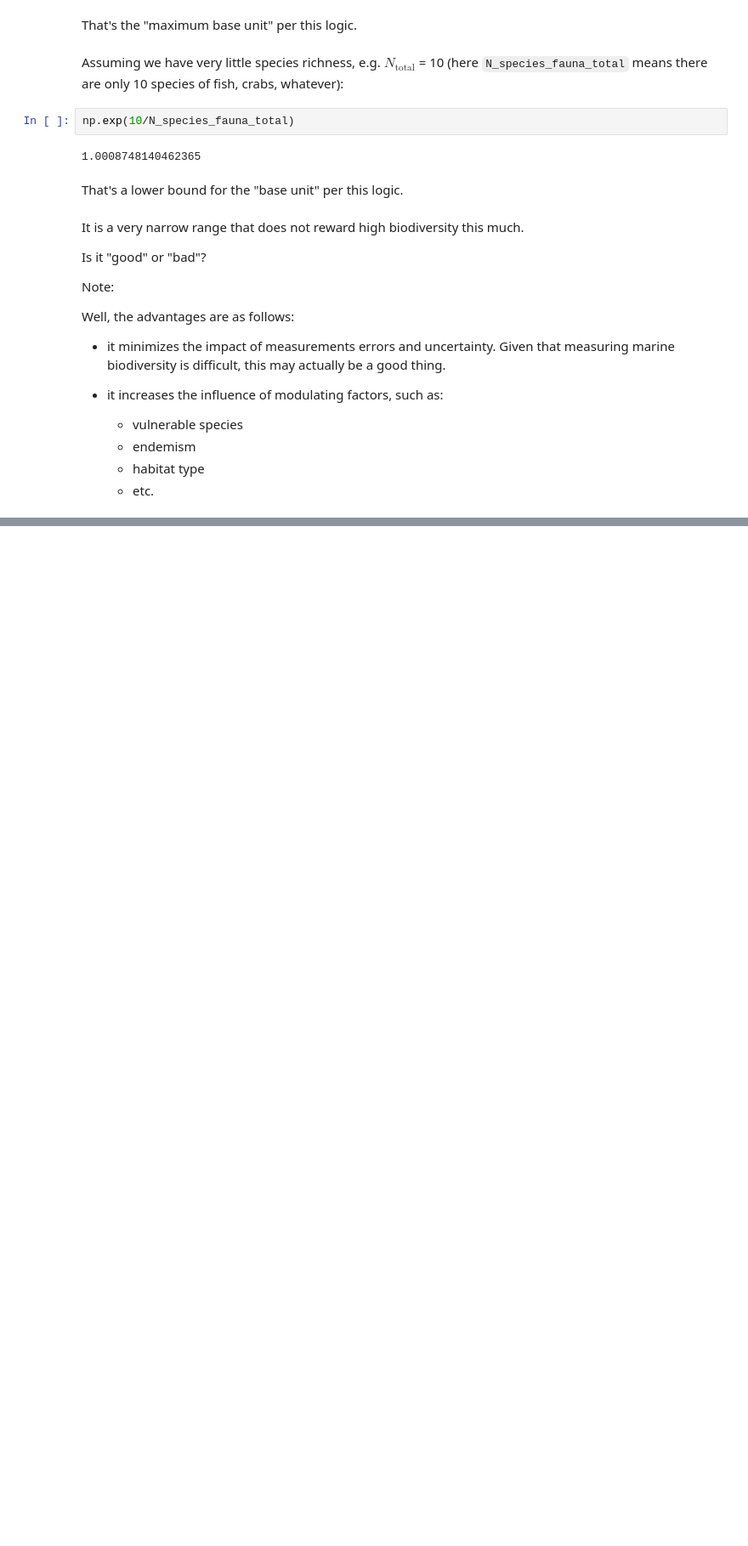
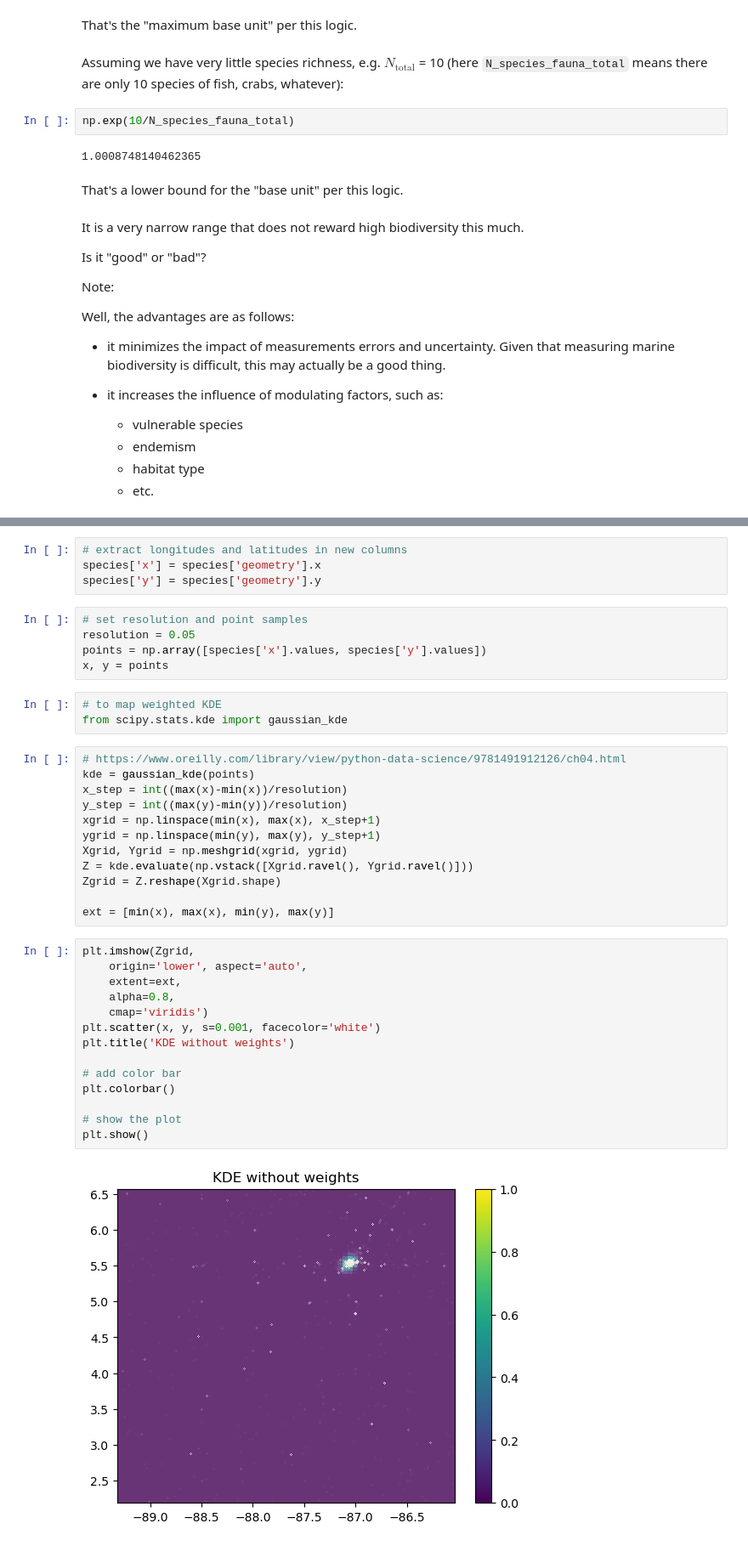
Before and after one commit to Open-Earth-Foundation/oceanprogram, a Jupyter notebook: Marine_Ecosystem_Credits/Marine_Biodiversity/MBU_Methodology/Modulating_Factor2_Species_Richness_V0.ipynb, the cells around one changed output, grey strips where cells are left out. Shown at 85% size. Drawn from its saved outputs; the diff is of its cells as text; blank space fills up the shorter version.

```diff
--- a/Marine_Ecosystem_Credits/Marine_Biodiversity/MBU_Methodology/Modulating_Factor2_Species_Richness_V0.ipynb
+++ b/Marine_Ecosystem_Credits/Marine_Biodiversity/MBU_Methodology/Modulating_Factor2_Species_Richness_V0.ipynb
@@ -125,0 +219,40 @@ Well, the advantages are as follows:
+# %%
+# extract longitudes and latitudes in new columns
+species['x'] = species['geometry'].x
+species['y'] = species['geometry'].y
+# %%
+# set resolution and point samples
+resolution = 0.05
+points = np.array([species['x'].values, species['y'].values])
+x, y = points
+# %%
+# to map weighted KDE
+from scipy.stats.kde import gaussian_kde
+# %%
+# https://www.oreilly.com/library/view/python-data-science/9781491912126/ch04.html
+kde = gaussian_kde(points)
+x_step = int((max(x)-min(x))/resolution)
+y_step = int((max(y)-min(y))/resolution)
+xgrid = np.linspace(min(x), max(x), x_step+1)
+ygrid = np.linspace(min(y), max(y), y_step+1)
+Xgrid, Ygrid = np.meshgrid(xgrid, ygrid)
+Z = kde.evaluate(np.vstack([Xgrid.ravel(), Ygrid.ravel()]))
+Zgrid = Z.reshape(Xgrid.shape)
+
+ext = [min(x), max(x), min(y), max(y)]
+# %%
+plt.imshow(Zgrid,
+    origin='lower', aspect='auto',
+    extent=ext,
+    alpha=0.8,
+    cmap='viridis')
+plt.scatter(x, y, s=0.001, facecolor='white')
+plt.title('KDE without weights')
+
+# add color bar
+plt.colorbar()
+
+# show the plot
+plt.show()
+# %% [output]
+[figure, added]
```
Also changed, not shown: parts of 24 cells of this notebook, 5 other files.
